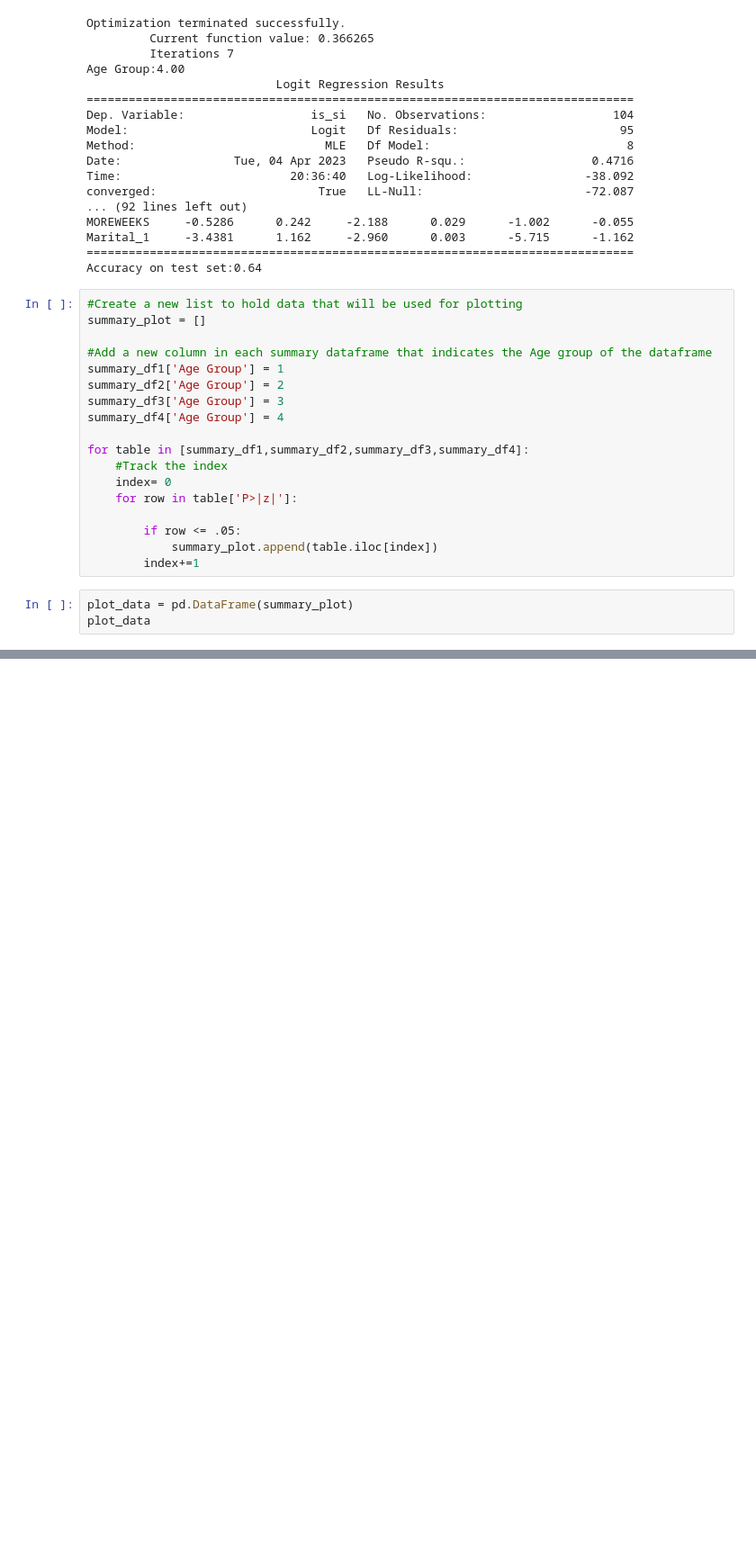
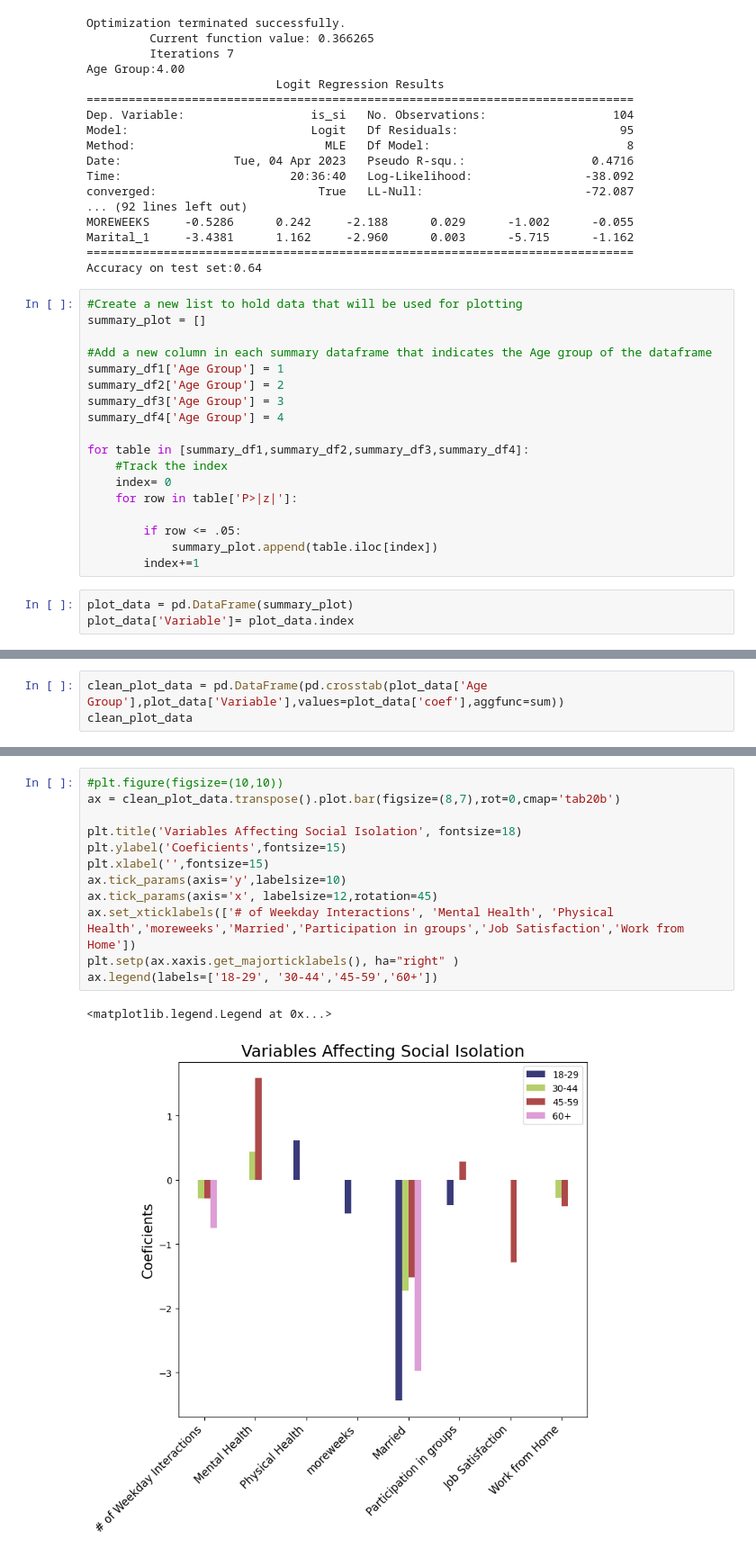
Before and after one commit to matthewasloan95/social-isolation-transportation, a Jupyter notebook: gss_logit.ipynb, the cells around one changed output, grey strips where cells are left out. Shown at 90% size. Drawn from its saved outputs; the diff is of its cells as text; blank space fills up the shorter version.

Commit message:
made plot for logit coefficients gss

```diff
--- a/gss_logit.ipynb
+++ b/gss_logit.ipynb
@@ -197,4 +198,4 @@ for table in [summary_df1,summary_df2,summary_df3,summary_df4]:
         index+=1
 # %%
 plot_data = pd.DataFrame(summary_plot)
-plot_data
+plot_data['Variable']= plot_data.index
@@ -261,0 +222,3 @@ summary_df4
+# %%
+clean_plot_data = pd.DataFrame(pd.crosstab(plot_data['Age Group'],plot_data['Variable'],values=plot_data['coef'],aggfunc=sum))
+clean_plot_data
@@ -261,0 +232,15 @@ summary_df4
+# %%
+#plt.figure(figsize=(10,10))
+ax = clean_plot_data.transpose().plot.bar(figsize=(8,7),rot=0,cmap='tab20b')
+
+plt.title('Variables Affecting Social Isolation', fontsize=18)
+plt.ylabel('Coeficients',fontsize=15)
+plt.xlabel('',fontsize=15)
+ax.tick_params(axis='y',labelsize=10)
+ax.tick_params(axis='x', labelsize=12,rotation=45)
+ax.set_xticklabels(['# of Weekday Interactions', 'Mental Health', 'Physical Health','moreweeks','Married','Participation in groups','Job Satisfaction','Work from Home'])
+plt.setp(ax.xaxis.get_majorticklabels(), ha="right" )
+ax.legend(labels=['18-29', '30-44','45-59','60+'])
+# %% [output]
+<matplotlib.legend.Legend at 0x...>
+[figure, added]
```
Also changed, not shown: parts of 8 cells of this notebook.
